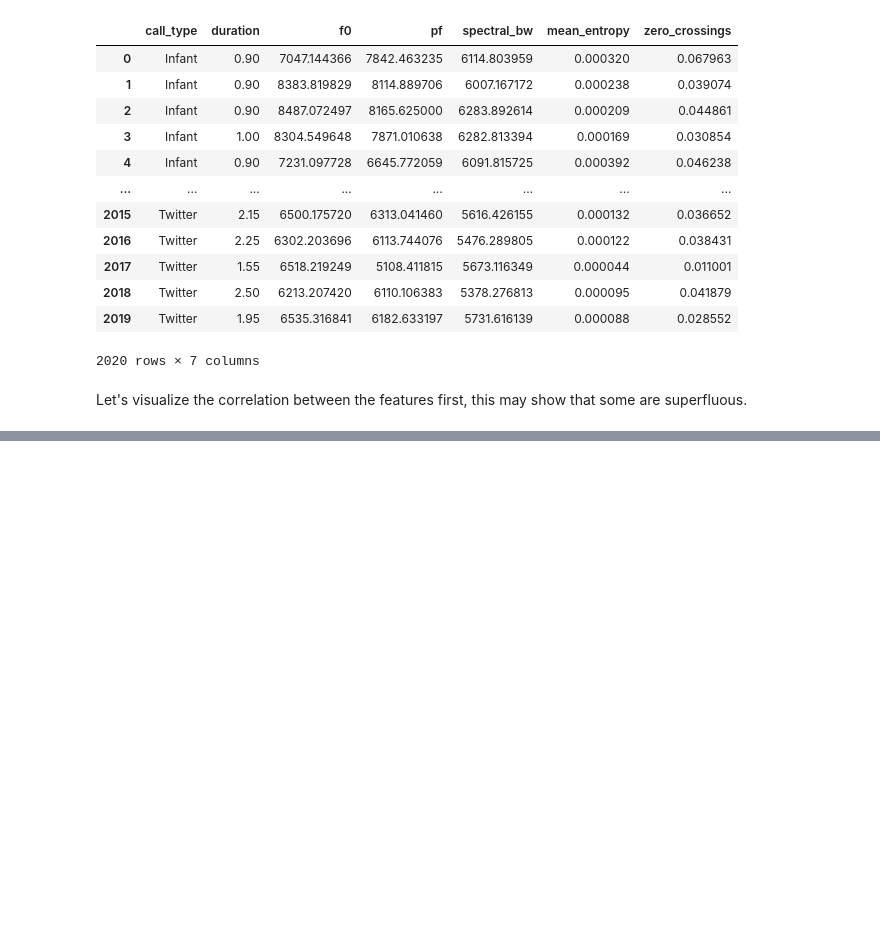
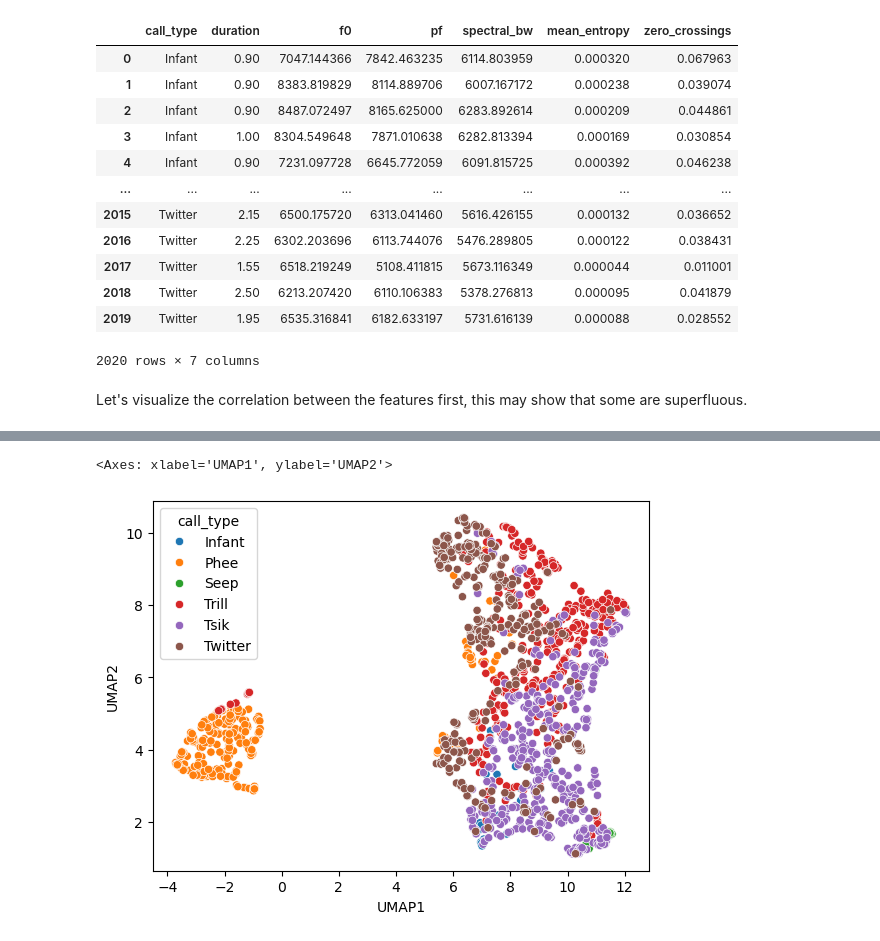
Before and after one commit to DoriMG/AnimalBehaviourLiveWorkshop, a Jupyter notebook: 2_feature_extraction.ipynb, the cells around one changed output, grey strips where cells are left out. Saved outputs shown, nothing was run; the diff lists cells and outputs as text; code cells hidden in the pictures; blank space fills up the shorter version.

```diff
--- a/2_feature_extraction.ipynb
+++ b/2_feature_extraction.ipynb
@@ -204,0 +225,11 @@ TypeError: 'numpy.ndarray' object is not callable
+# %%
+import umap
+reducer = umap.UMAP()
+umap_results = reducer.fit_transform(scaled_features) # fit_transform fits the model and gives you the results
+# %%
+umap_results_df = pd.DataFrame(umap_results, columns=["UMAP1", "UMAP2"])
+umap_results_df['call_type'] = features['call_type'].values
+sns.scatterplot(data=umap_results_df, x="UMAP1", y="UMAP2", hue="call_type")
+# %% [output]
+<Axes: xlabel='UMAP1', ylabel='UMAP2'>
+[figure, added]
```
Also changed, not shown: parts of 8 cells of this notebook.
